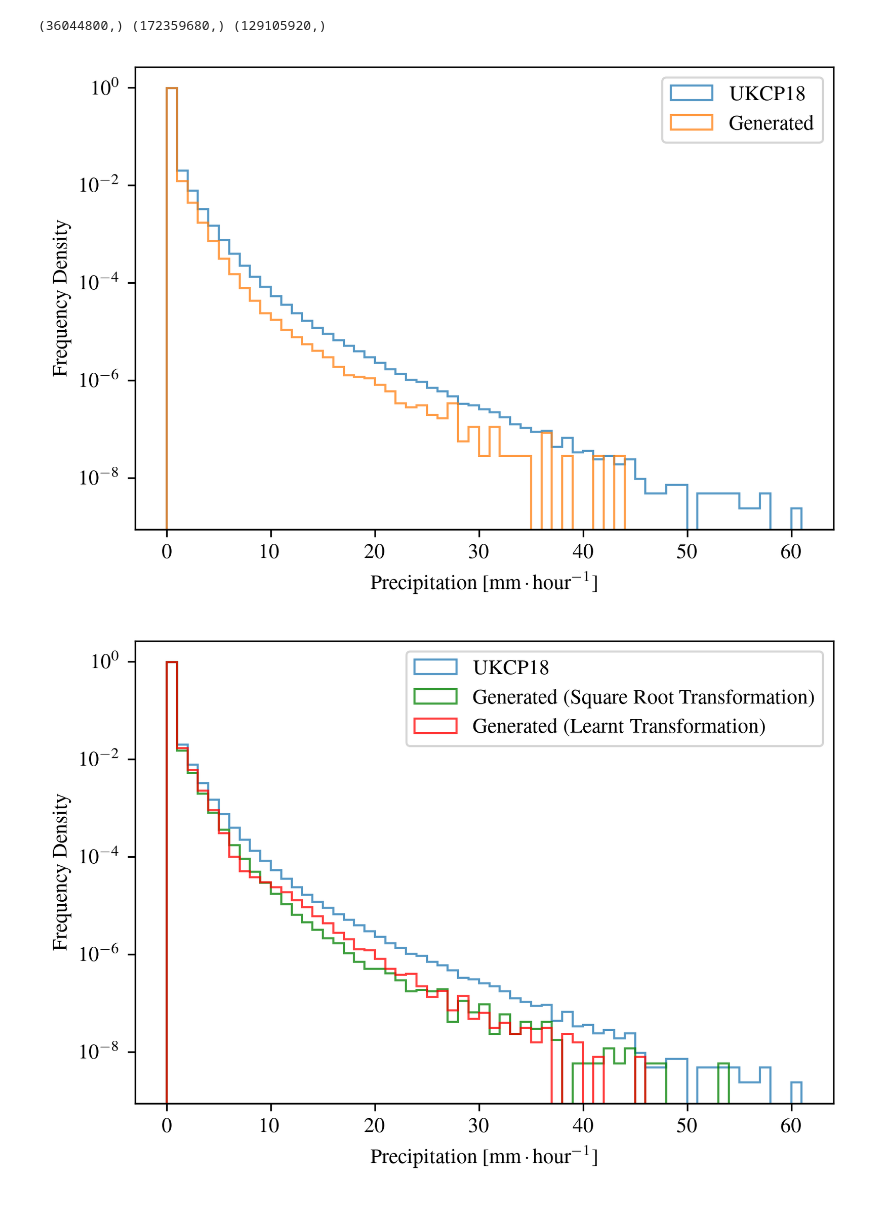
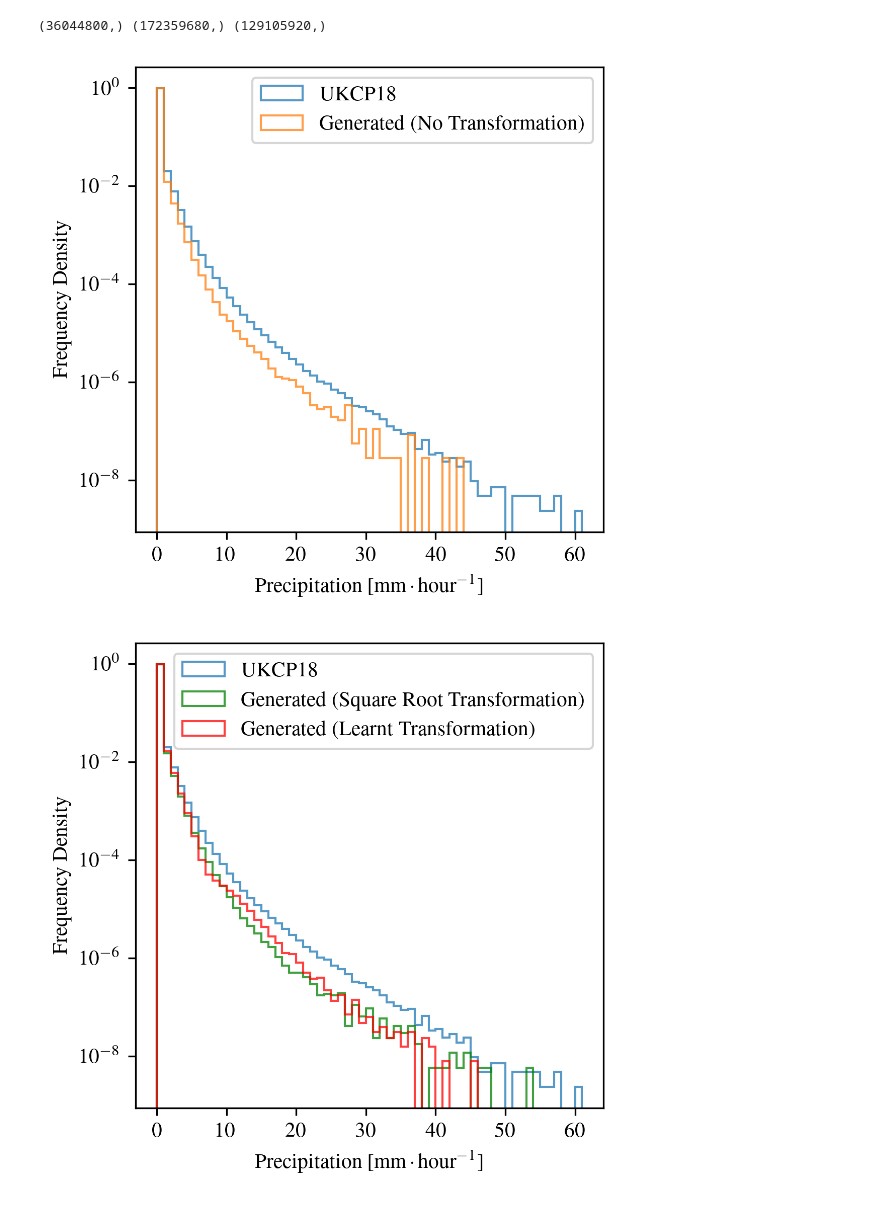
Before and after one commit to henryaddison/video-diffusion-climate, a Jupyter notebook: notebooks/histogram.ipynb, the cells around one changed output. Saved outputs shown, nothing was run; the diff lists cells and outputs as text; code cells hidden in the pictures.

Commit message:
Added more comparison plots and written more about comparisons

```diff
--- a/notebooks/histogram.ipynb
+++ b/notebooks/histogram.ipynb
@@ -24,21 +24,21 @@ print(samples_cells_no_transform.shape, samples_cells_sqrt.shape, samples_cells_
 # %% [output]
 (36044800,) (172359680,) (129105920,)
 # %%
-plt.figure(figsize=(6, 4))
+plt.figure(figsize=(4, 4))
 max_value = max(test_cells.max(), samples_cells.max())
 max_value_ceil = math.ceil(max_value)
 plt.hist(test_cells, density = True, range = (0, max_value_ceil), bins = max_value_ceil, alpha = 0.75, histtype = "step", label = "UKCP18")
-plt.hist(samples_cells, density = True, range = (0, max_value_ceil), bins = max_value_ceil, alpha = 0.75, histtype = "step", label = "Generated")
+plt.hist(samples_cells, density = True, range = (0, max_value_ceil), bins = max_value_ceil, alpha = 0.75, histtype = "step", label = "Generated (No Transformation)")
 plt.yscale("log")
 plt.xlabel('Precipitation [$\mathrm{mm}\cdot\mathrm{hour}^{-1}$]')
 plt.ylabel('Frequency Density')
 plt.legend()
 plt.savefig("examples/histogram.png", bbox_inches = "tight", pad_inches = 0.02)
 plt.show()
 # %% [output]
-[figure, old version]
+[figure, new version]
 # %%
-plt.figure(figsize=(6, 4))
+plt.figure(figsize=(4, 4))
 max_value = max(test_cells.max(), samples_cells_sqrt.max(), samples_cells_transform.max())
 max_value_ceil = math.ceil(max_value)
 plt.hist(test_cells, density = True, range = (0, max_value_ceil), bins = max_value_ceil, alpha = 0.75, histtype = "step", label = "UKCP18")
@@ -51,5 +51,5 @@ plt.legend()
 plt.savefig("examples/histogram.png", bbox_inches = "tight", pad_inches = 0.02)
 plt.show()
 # %% [output]
-[figure, old version]
+[figure, new version]
 # %%
```
Also changed, not shown: parts of 4 cells of this notebook, 31 other files.
